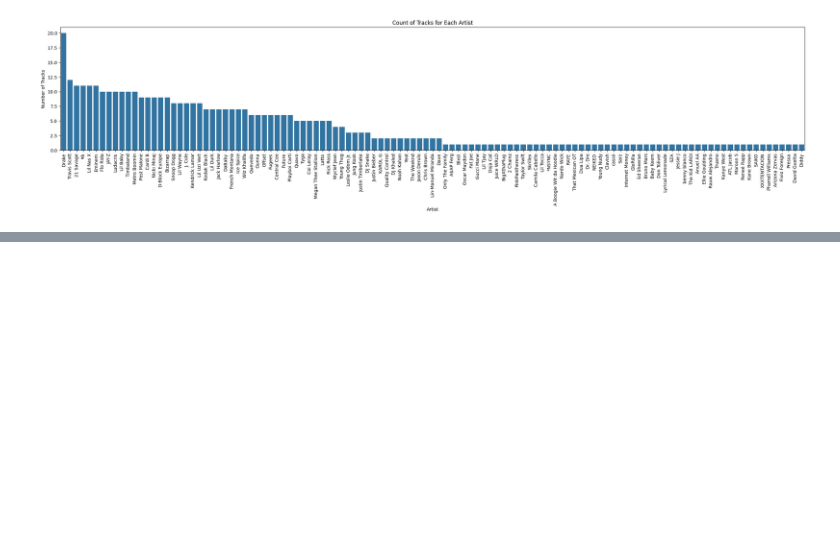
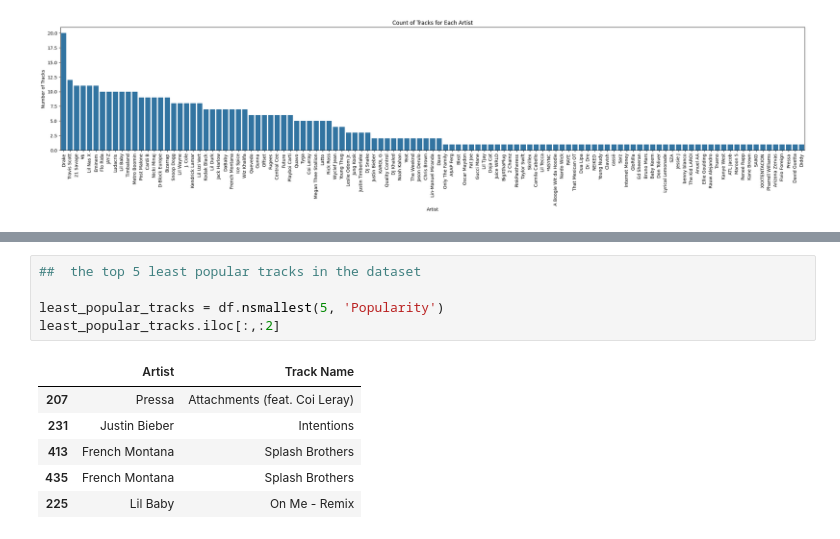
Before and after one commit to AjayKumar095/Data-Science-Masters, a Jupyter notebook: EDA_On_Amazon_Sales_Data_and_Spotify_Data/EDA_Amazon_Sales_Data.ipynb, the cells around one changed output, grey strips where cells are left out. Drawn from its saved outputs; the diff is of its cells as text; blank space fills up the shorter version.

```diff
--- a/EDA_On_Amazon_Sales_Data_and_Spotify_Data/EDA_Amazon_Sales_Data.ipynb
+++ b/EDA_On_Amazon_Sales_Data_and_Spotify_Data/EDA_Amazon_Sales_Data.ipynb
@@ -165,0 +169,12 @@ plt.show()
+# %%
+##  the top 5 least popular tracks in the dataset
+
+least_popular_tracks = df.nsmallest(5, 'Popularity')
+least_popular_tracks.iloc[:,:2]
+# %% [output]
+|  | Artist | Track Name |
+| 207 | Pressa | Attachments (feat. Coi Leray) |
+| 231 | Justin Bieber | Intentions |
+| 413 | French Montana | Splash Brothers |
+| 435 | French Montana | Splash Brothers |
+| 225 | Lil Baby | On Me - Remix |
```
Also changed, not shown: parts of 8 cells of this notebook.
